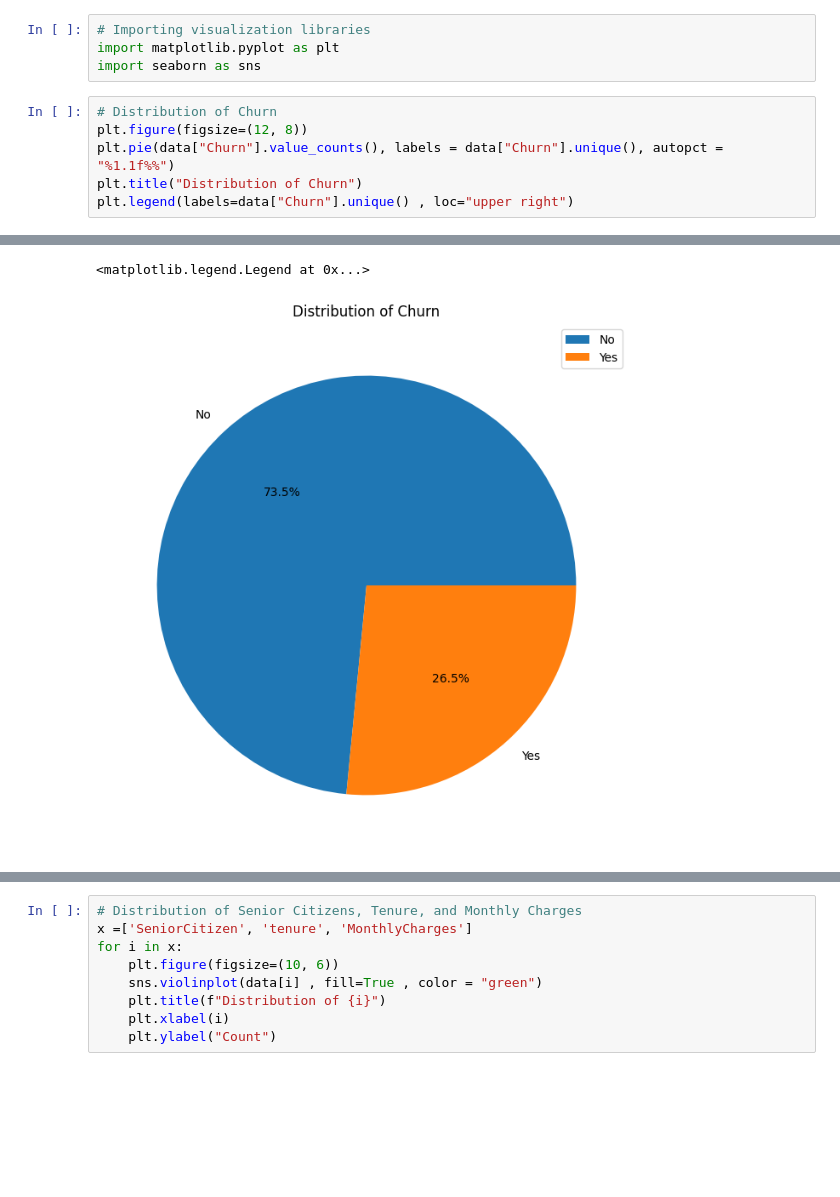
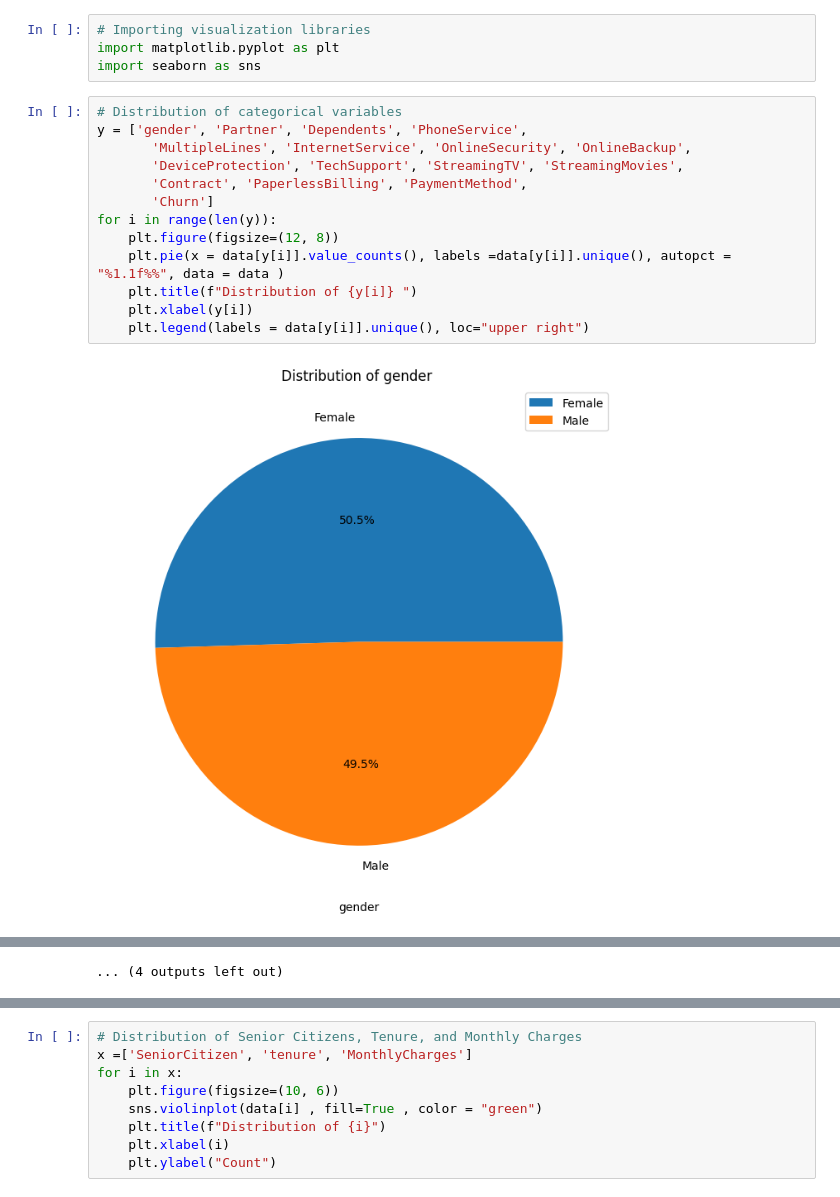
Before and after one commit to elmoujahidayoub171/Customer-Churn-Prediction, a Jupyter notebook: notebooks/eda.ipynb, the cells around one changed output, grey strips where cells are left out. Drawn from its saved outputs; the diff is of its cells as text; blank space fills up the shorter version.

```diff
--- a/notebooks/eda.ipynb
+++ b/notebooks/eda.ipynb
@@ -81,9 +81,17 @@ Index(['SeniorCitizen', 'tenure', 'MonthlyCharges'], dtype='object')
 import matplotlib.pyplot as plt
 import seaborn as sns
 # %%
-# Distribution of Churn
-plt.figure(figsize=(12, 8))
-plt.pie(data["Churn"].value_counts(), labels = data["Churn"].unique(), autopct = "%1.1f%%")
-plt.title("Distribution of Churn")
-plt.legend(labels=data["Churn"].unique() , loc="upper right")
+# Distribution of categorical variables
+y = ['gender', 'Partner', 'Dependents', 'PhoneService',
+       'MultipleLines', 'InternetService', 'OnlineSecurity', 'OnlineBackup',
+       'DeviceProtection', 'TechSupport', 'StreamingTV', 'StreamingMovies',
+       'Contract', 'PaperlessBilling', 'PaymentMethod',
+       'Churn']
+for i in range(len(y)):
+    plt.figure(figsize=(12, 8))
+    plt.pie(x = data[y[i]].value_counts(), labels =data[y[i]].unique(), autopct = "%1.1f%%", data = data )
+    plt.title(f"Distribution of {y[i]} ")
+    plt.xlabel(y[i])
+    plt.legend(labels = data[y[i]].unique(), loc="upper right")
 # %% [output]
+[figure, new version]
@@ -90,2 +109 @@ plt.legend(labels=data["Churn"].unique() , loc="upper right")
-<matplotlib.legend.Legend at 0x...>
+... (4 outputs left out)
-[figure, old version]
```
Also changed, not shown: parts of 4 cells of this notebook.
